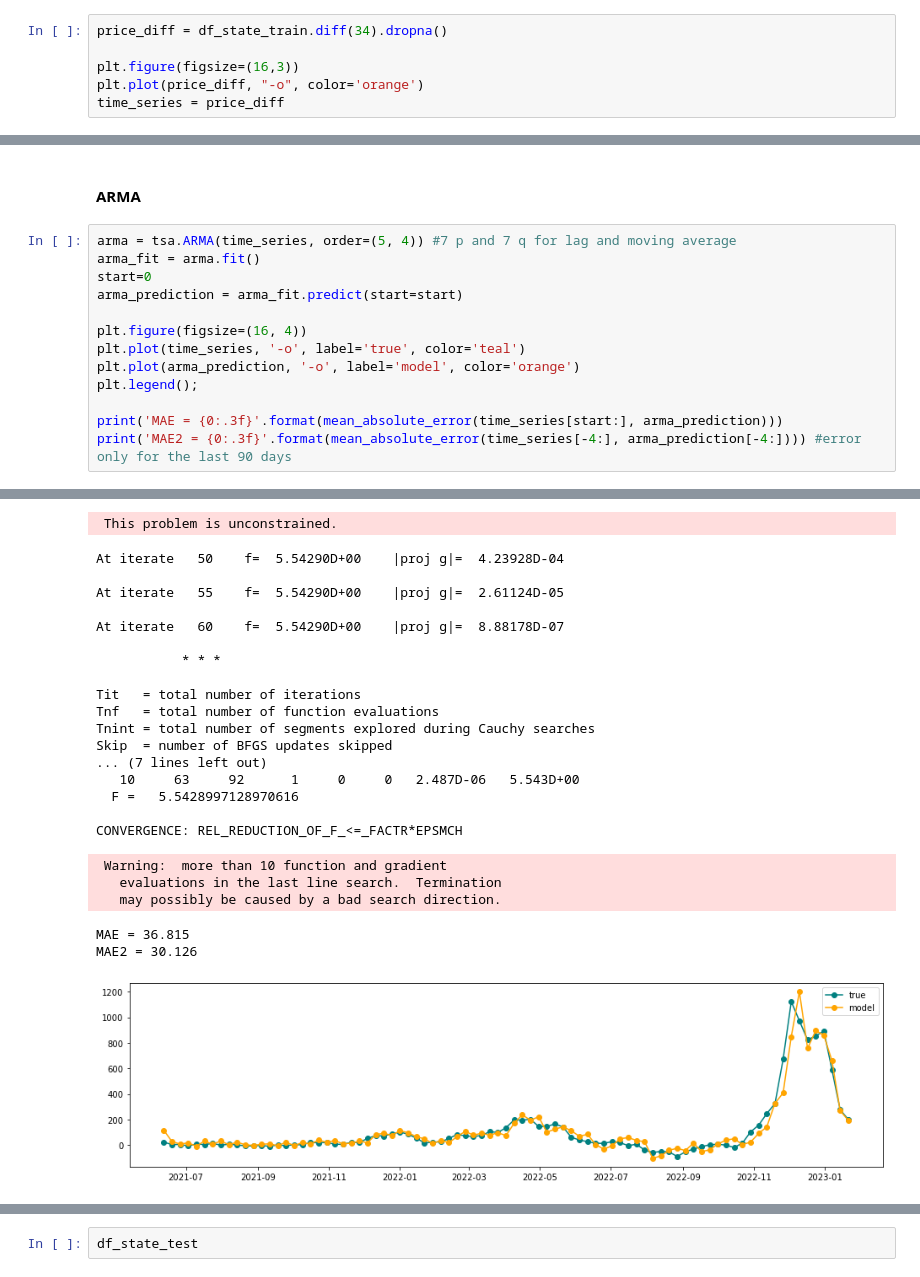
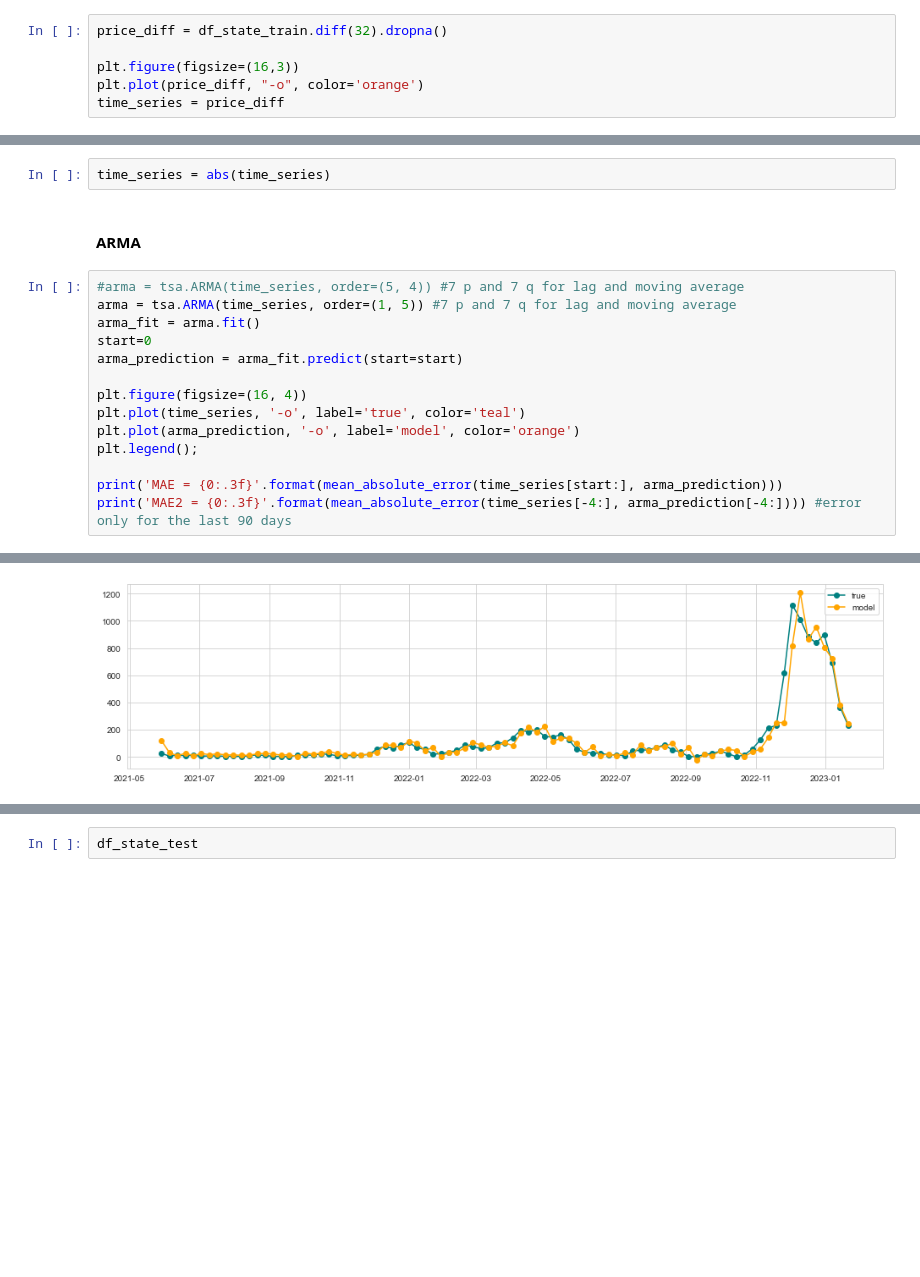
Before and after one commit to 3XiangyiKong3/DSC180AB_code, a Jupyter notebook: notebooks/ARIMA.ipynb, the cells around one changed output, grey strips where cells are left out. Cells and saved outputs as stored; diff of their text form; blank space fills up the shorter version.

```diff
--- a/notebooks/ARIMA.ipynb
+++ b/notebooks/ARIMA.ipynb
@@ -69,5 +69,5 @@ plt.legend(fontsize=12)
 # %%
-price_diff = df_state_train.diff(34).dropna()
+price_diff = df_state_train.diff(32).dropna()
 
 plt.figure(figsize=(16,3))
 plt.plot(price_diff, "-o", color='orange')
@@ -125,7 +141,10 @@ warnings.filterwarnings('ignore', 'statsmodels.tsa.ar_model.AR', FutureWarning)
+# %%
+time_series = abs(time_series)
 # %% [markdown]
 #### ARMA
 # %%
-arma = tsa.ARMA(time_series, order=(5, 4)) #7 p and 7 q for lag and moving average
+#arma = tsa.ARMA(time_series, order=(5, 4)) #7 p and 7 q for lag and moving average
+arma = tsa.ARMA(time_series, order=(1, 5)) #7 p and 7 q for lag and moving average
 arma_fit = arma.fit()
 start=0
 arma_prediction = arma_fit.predict(start=start)
@@ -176,27 +196,4 @@ At iterate   45    f=  5.54296D+00    |proj g|=  9.94236D-03
- This problem is unconstrained.
-At iterate   50    f=  5.54290D+00    |proj g|=  4.23928D-04
-
-At iterate   55    f=  5.54290D+00    |proj g|=  2.61124D-05
-
-At iterate   60    f=  5.54290D+00    |proj g|=  8.88178D-07
-
-           * * *
-
-Tit   = total number of iterations
-Tnf   = total number of function evaluations
-Tnint = total number of segments explored during Cauchy searches
-Skip  = number of BFGS updates skipped
-... (7 lines left out)
-   10     63     92      1     0     0   2.487D-06   5.543D+00
-  F =   5.5428997128970616
-
-CONVERGENCE: REL_REDUCTION_OF_F_<=_FACTR*EPSMCH
- Warning:  more than 10 function and gradient
-   evaluations in the last line search.  Termination
-   may possibly be caused by a bad search direction.
-MAE = 36.815
-MAE2 = 30.126
-[figure, old version]
+[figure, new version]
 # %%
 time_series
 # %% [output]
```
Also changed, not shown: parts of 20 cells of this notebook, 30 other files.
